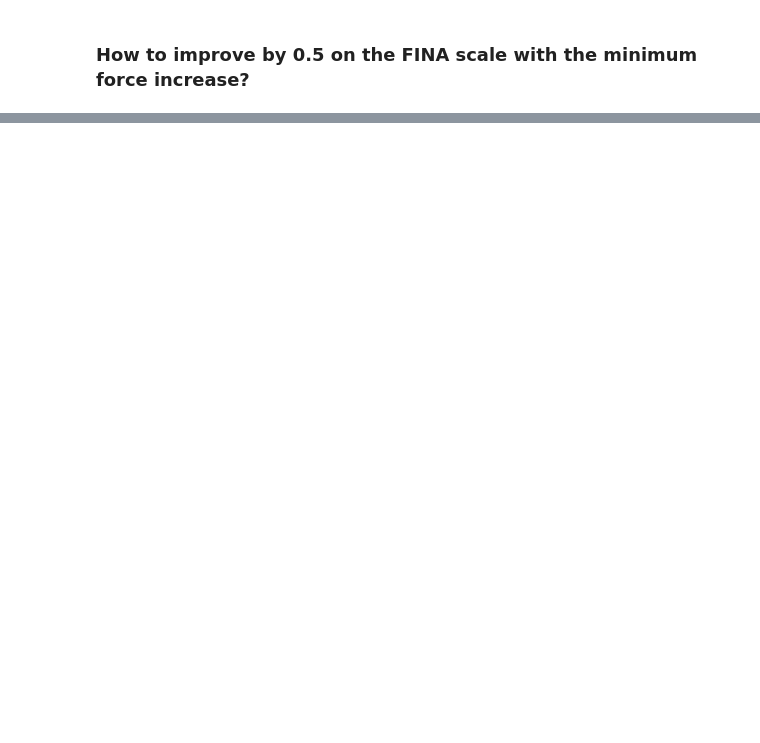
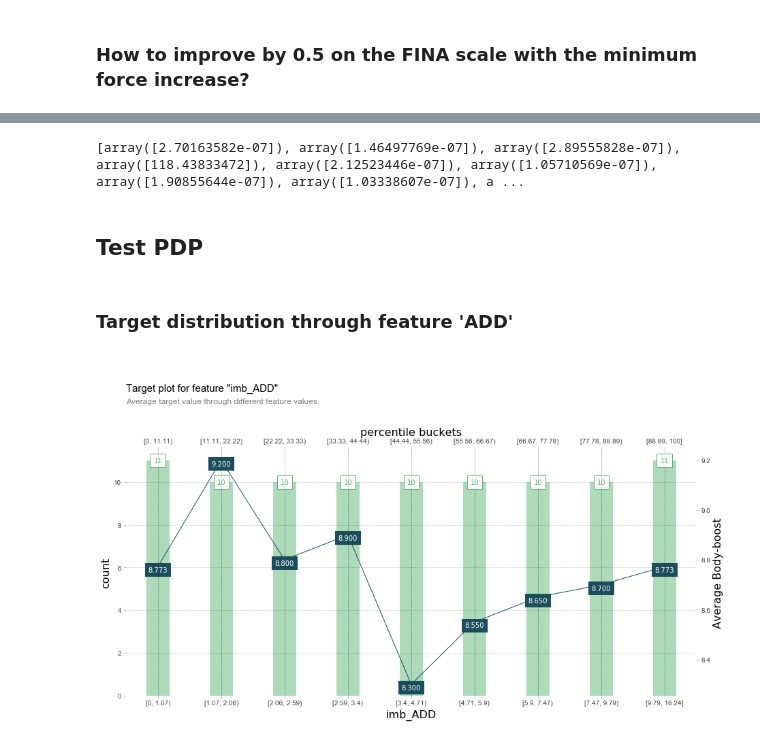
Before and after one commit to romainmartinez/synchro, a Jupyter notebook: synchro.ipynb, the cells around one changed output, grey strips where cells are left out. Cells and saved outputs as stored; diff of their text form; code cells hidden in the pictures; blank space fills up the shorter version.

```diff
--- a/synchro.ipynb
+++ b/synchro.ipynb
@@ -708,0 +912,45 @@ S.plot_simulation(d)
+# %%
+import pygmo as pg
+
+# 1 - Instantiate a pygmo problem constructing it from a UDP
+# (user defined problem).
+prob = pg.problem(pg.schwefel(30))
+
+# 2 - Instantiate a pagmo algorithm
+algo = pg.algorithm(pg.sade(gen=100))
+
+# 3 - Instantiate an archipelago with 16 islands having each 20 individuals
+archi = pg.archipelago(16, algo=algo, prob=prob, pop_size=20)
+
+# 4 - Run the evolution in parallel on the 16 separate islands 10 times.
+archi.evolve(20)
+
+# 5 - Wait for the evolutions to be finished
+archi.wait()
+
+# 6 - Print the fitness of the best solution in each island
+res = [isl.get_population().champion_f for isl in archi]
+print(res)
+# %% [output]
+[array([2.70163582e-07]), array([1.46497769e-07]), array([2.89555828e-07]), array([118.43833472]), array([2.12523446e-07]), array([1.05710569e-07]), array([1.90855644e-07]), array([1.03338607e-07]), a ...
+# %% [markdown]
+## Test PDP
+# %%
+from pdpbox import pdp, info_plots
+
+feature = 'imb_ADD'
+target = 'Body-boost'
+
+df_pdp = X_augmented.copy()
+df_pdp[target] = y[target]
+# %% [markdown]
+### Target distribution through feature 'ADD'
+# %%
+fig, axes, summary_df = info_plots.target_plot(
+    df=df_pdp,
+    feature=feature,
+    feature_name=feature,
+    target=target,
+    show_percentile=True)
+# %% [output]
+[figure, added]
```
Also changed, not shown: parts of 34 cells of this notebook, 2 other files.
